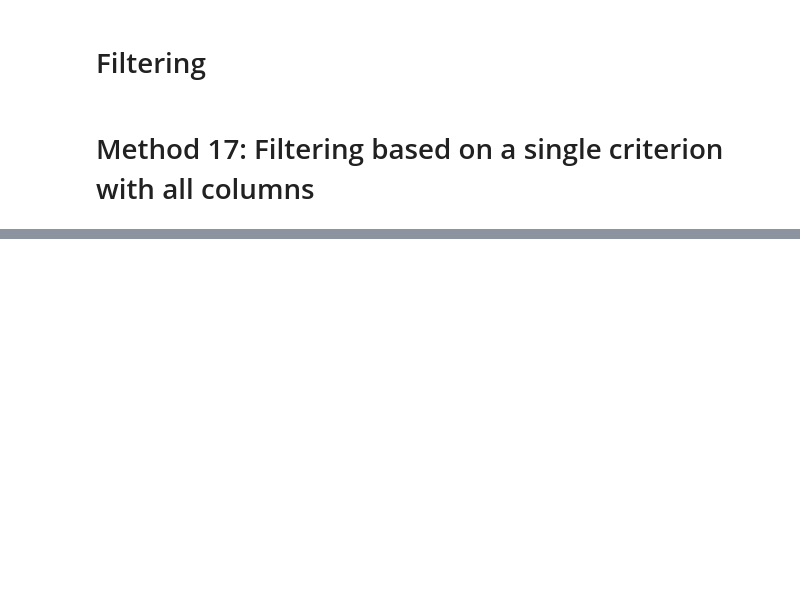
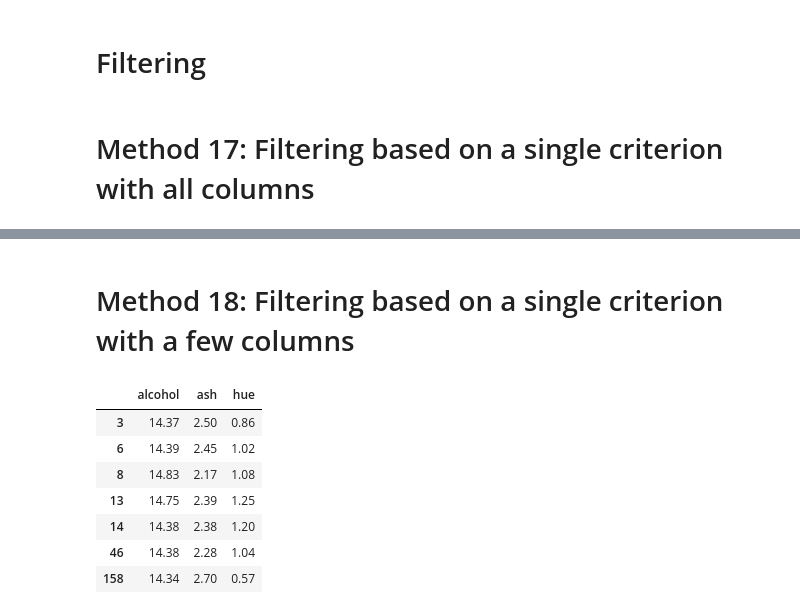
Before and after one commit to moesteelo/Subsetting-a-Pandas-DataFrame, a Jupyter notebook: Subsetting-Pandas-DataFrame.ipynb, the cells around one changed output, grey strips where cells are left out. Drawn from its saved outputs; the diff is of its cells as text; code cells hidden in the pictures; blank space fills up the shorter version.

```diff
--- a/Subsetting-Pandas-DataFrame.ipynb
+++ b/Subsetting-Pandas-DataFrame.ipynb
@@ -354,0 +381,14 @@ df
+# %% [markdown]
+# Method 18: Filtering based on a single criterion with a few columns
+# %%
+df.loc[df['alcohol'] > 14.3,
+      ['alcohol', 'ash', 'hue']]
+# %% [output]
+|  | alcohol | ash | hue |
+| 3 | 14.37 | 2.50 | 0.86 |
+| 6 | 14.39 | 2.45 | 1.02 |
+| 8 | 14.83 | 2.17 | 1.08 |
+| 13 | 14.75 | 2.39 | 1.25 |
+| 14 | 14.38 | 2.38 | 1.20 |
+| 46 | 14.38 | 2.28 | 1.04 |
+| 158 | 14.34 | 2.70 | 0.57 |
```
Also changed, not shown: parts of 7 cells of this notebook.
